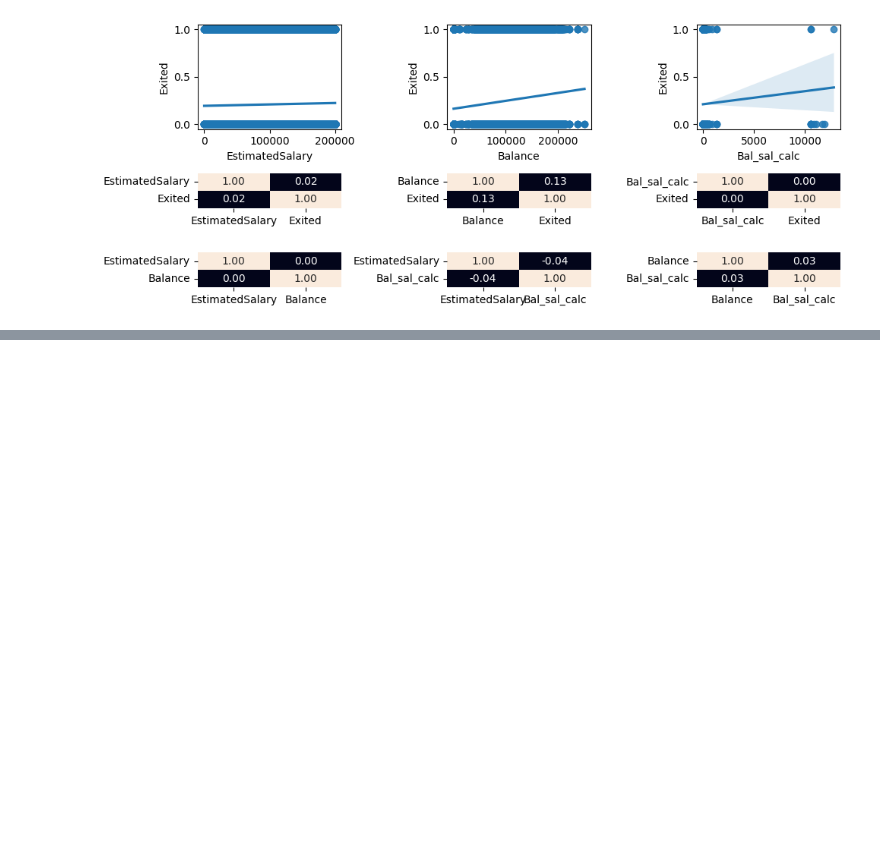
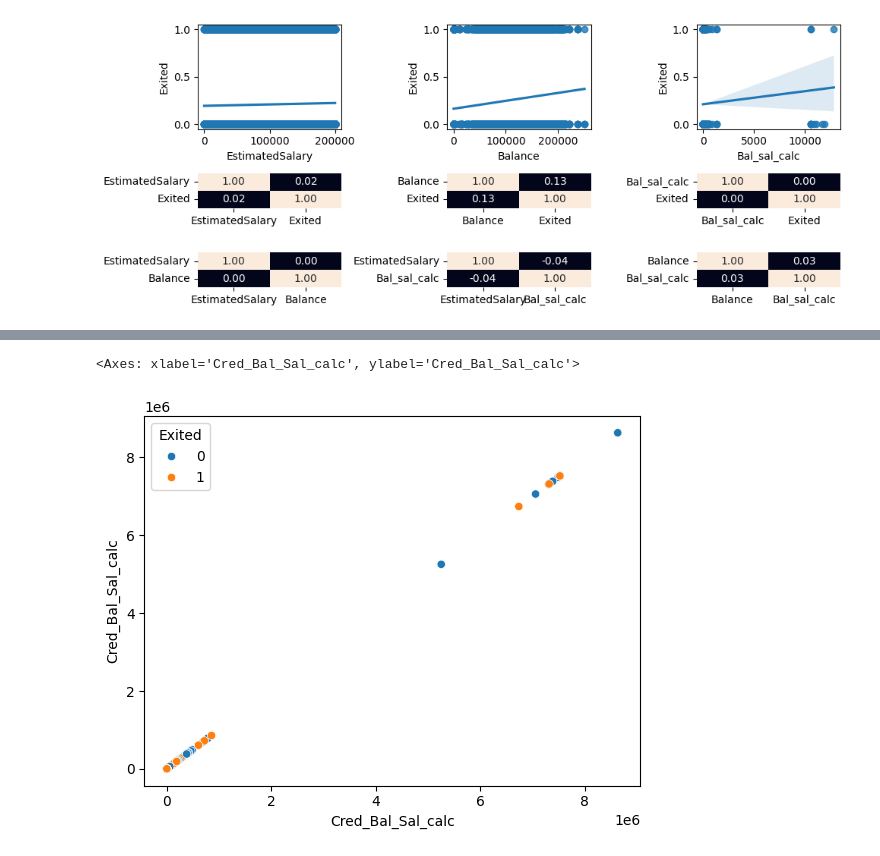
Before and after one commit to 4GeeksAcademy/Proyecto-Bank-Churn-Eli-Isa, a Jupyter notebook: src/explore-Isa.ipynb, the cells around one changed output, grey strips where cells are left out. Cells and saved outputs as stored; diff of their text form; code cells hidden in the pictures; blank space fills up the shorter version.

```diff
--- a/src/explore-Isa.ipynb
+++ b/src/explore-Isa.ipynb
@@ -716,0 +676,6 @@ Esto significa que, según el análisis de correlación lineal, no hay una relac
+# %%
+categoria= data_clean['Exited'].astype('category')
+sns.scatterplot(x=data_clean["Cred_Bal_Sal_calc"],y=data_clean["Cred_Bal_Sal_calc"],hue=categoria)
+# %% [output]
+<Axes: xlabel='Cred_Bal_Sal_calc', ylabel='Cred_Bal_Sal_calc'>
+[figure, added]
```
Also changed, not shown: parts of 26 cells of this notebook.
